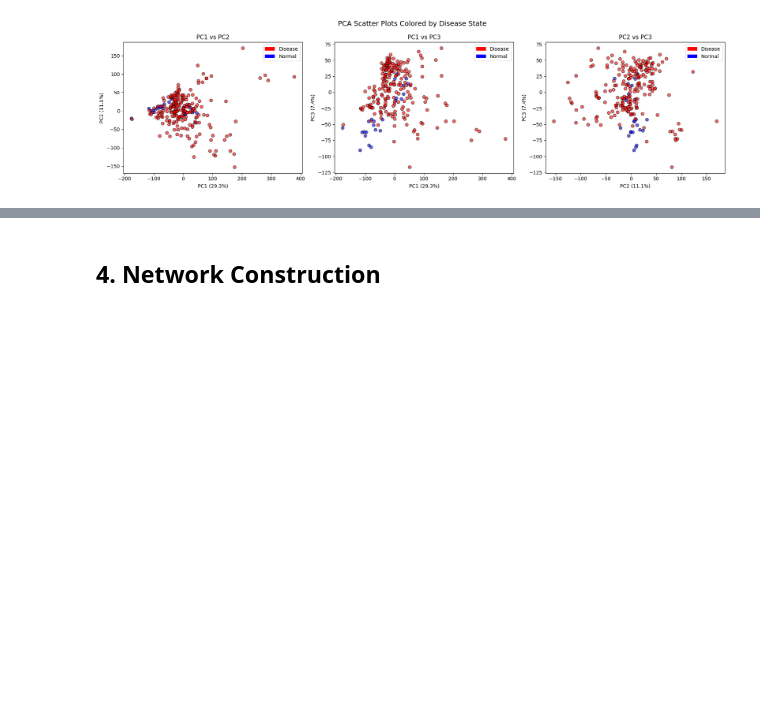
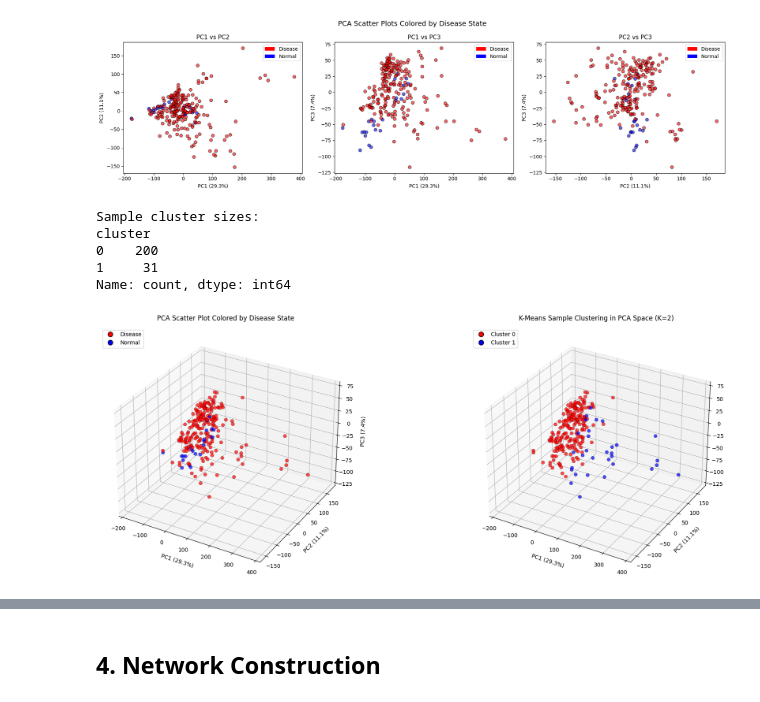
Before and after one commit to sa1K/BME-357-Final-Project, a Jupyter notebook: Project_code.ipynb, the cells around one changed output, grey strips where cells are left out. Saved outputs shown, nothing was run; the diff lists cells and outputs as text; code cells hidden in the pictures; blank space fills up the shorter version.

```diff
--- a/Project_code.ipynb
+++ b/Project_code.ipynb
@@ -264,6 +270,64 @@ plt.tight_layout()
 plt.show()
 # %% [output]
 [figure]
+# %%
+from sklearn.cluster import KMeans
+import matplotlib.pyplot as plt
+from matplotlib.lines import Line2D
+# Apply K-means to cluster samples (in PCA space)
+# This can show us if the samples naturally separate
+kmeans_samples = KMeans(n_clusters=2, random_state=42, n_init=10)
+sample_cluster_labels = kmeans_samples.fit_predict(X_pca)
+
+sample_clusters = pd.DataFrame({
+    'sample': df_scaled.columns,
+    'cluster': sample_cluster_labels
+})
+
+colors_cluster = ['red', 'blue']
+cluster_colors = [colors_cluster[c] for c in sample_cluster_labels]
+
+print("Sample cluster sizes:")
+print(sample_clusters['cluster'].value_counts().sort_index())
+
+colors = ['red' if l == 'Disease' else 'blue' for l in labels]
+
+fig = plt.figure(figsize=(21, 7))
+ax1 = fig.add_subplot(121, projection='3d')
+ax1.scatter(X_pca[:, 0], X_pca[:, 1], X_pca[:, 2],
+           c=colors, alpha=0.7, edgecolors='k', s=40, linewidths=0.3)
+ax1.set_xlabel(f'PC1 ({pca_fit.explained_variance_ratio_[0]*100:.1f}%)', labelpad=8)
+ax1.set_ylabel(f'PC2 ({pca_fit.explained_variance_ratio_[1]*100:.1f}%)', labelpad=8)
+ax1.set_zlabel(f'PC3 ({pca_fit.explained_variance_ratio_[2]*100:.1f}%)', labelpad=8)
+ax1.set_title('PCA Scatter Plot Colored by Disease State', pad=12)
+legend_elements = [
+    Line2D([0], [0], marker='o', color='w', markerfacecolor='red',
+           markersize=9, markeredgecolor='k', label='Disease'),
+    Line2D([0], [0], marker='o', color='w', markerfacecolor='blue',
+           markersize=9, markeredgecolor='k', label='Normal'),
+]
+ax1.legend(handles=legend_elements, loc='upper left')
+ax2 = fig.add_subplot(122, projection='3d')
+ax2.scatter(X_pca[:, 0], X_pca[:, 1], X_pca[:, 2],
+           c=cluster_colors, alpha=0.7, edgecolors='k', s=40, linewidths=0.3)
+ax2.set_xlabel(f'PC1 ({pca_fit.explained_variance_ratio_[0]*100:.1f}%)', labelpad=8)
+ax2.set_ylabel(f'PC2 ({pca_fit.explained_variance_ratio_[1]*100:.1f}%)', labelpad=8)
+ax2.set_zlabel(f'PC3 ({pca_fit.explained_variance_ratio_[2]*100:.1f}%)', labelpad=8)
+ax2.set_title('K-Means Sample Clustering in PCA Space (K=2)', pad=12)
+
+legend_elements = [Line2D([0], [0], marker='o', color='w', markerfacecolor=colors_cluster[i],
+                           markersize=9, markeredgecolor='k', label=f'Cluster {i}')
+                   for i in range(2)]
+ax2.legend(handles=legend_elements, loc='upper left')
+plt.tight_layout()
+plt.show()
+# %% [output]
+Sample cluster sizes:
+cluster
+0    200
+1     31
+Name: count, dtype: int64
+[figure, added]
 # %%
 from sklearn.cluster import KMeans
 
```
Also changed, not shown: parts of 23 cells of this notebook.
